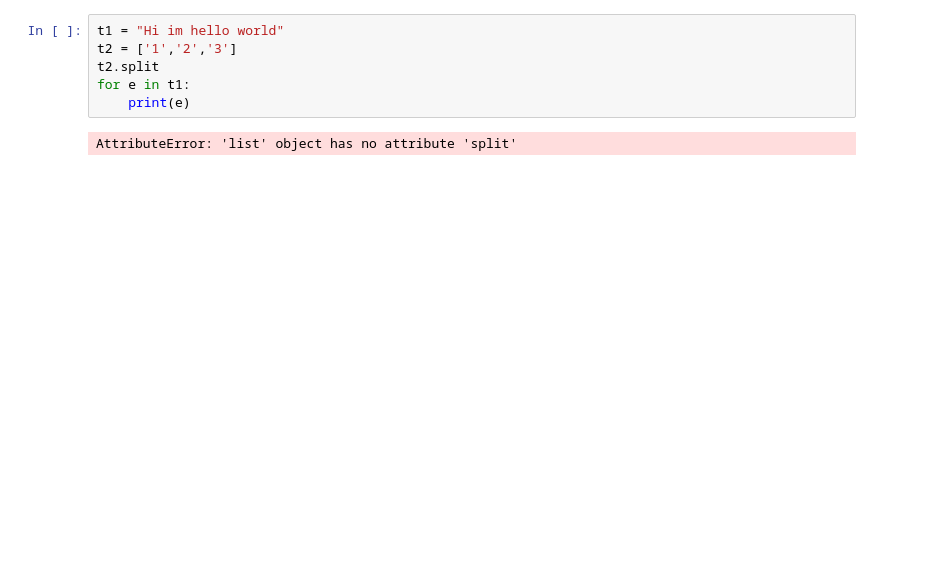
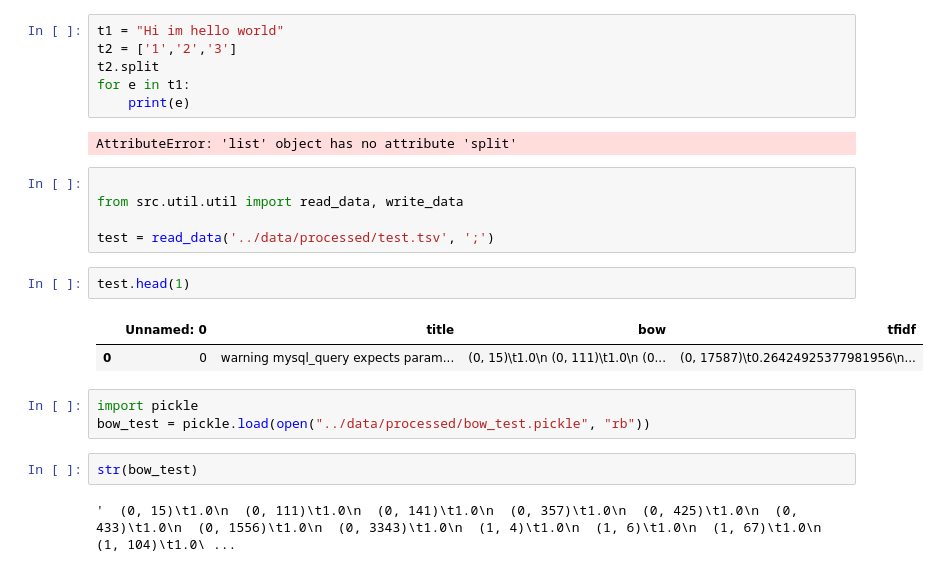
Before and after one commit to luiscruz/remla-baseline-project, a Jupyter notebook: notebooks/sandbox.ipynb, the cells around one changed output. Cells and saved outputs as stored; diff of their text form; blank space fills up the shorter version.

```diff
--- a/notebooks/sandbox.ipynb
+++ b/notebooks/sandbox.ipynb
@@ -6,3 +6,20 @@ for e in t1:
     print(e)
 # %% [output]
 AttributeError: 'list' object has no attribute 'split'
+# %%
+
+from src.util.util import read_data, write_data
+
+test = read_data('../data/processed/test.tsv', ';')
+# %%
+test.head(1)
+# %% [output]
+|  | Unnamed: 0 | title | bow | tfidf |
+| 0 | 0 | warning mysql_query expects param... | (0, 15)\t1.0\n (0, 111)\t1.0\n (0... | (0, 17587)\t0.26424925377981956\n... |
+# %%
+import pickle
+bow_test = pickle.load(open("../data/processed/bow_test.pickle", "rb"))
+# %%
+str(bow_test)
+# %% [output]
+'  (0, 15)\t1.0\n  (0, 111)\t1.0\n  (0, 141)\t1.0\n  (0, 357)\t1.0\n  (0, 425)\t1.0\n  (0, 433)\t1.0\n  (0, 1556)\t1.0\n  (0, 3343)\t1.0\n  (1, 4)\t1.0\n  (1, 6)\t1.0\n  (1, 67)\t1.0\n  (1, 104)\t1.0\ ...
```
Also changed, not shown: 7 other files.
